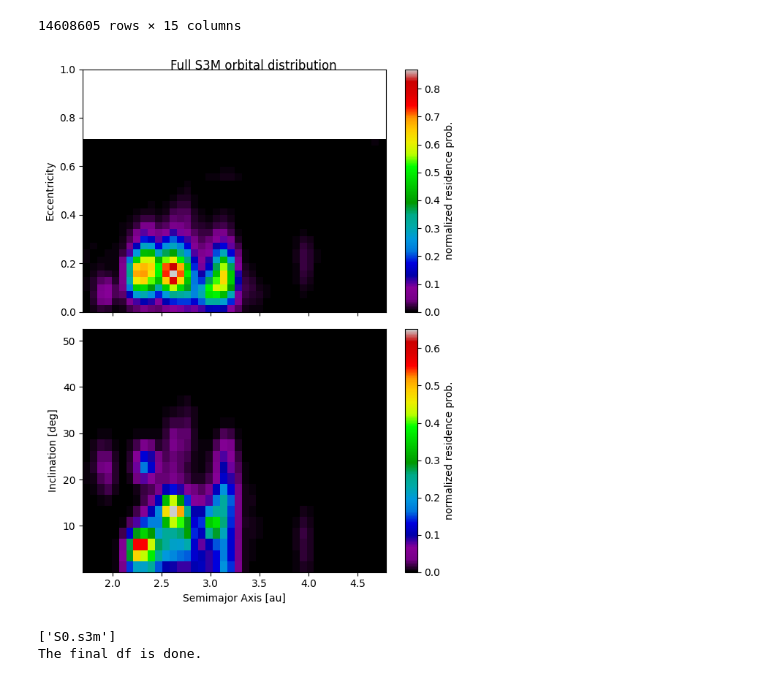
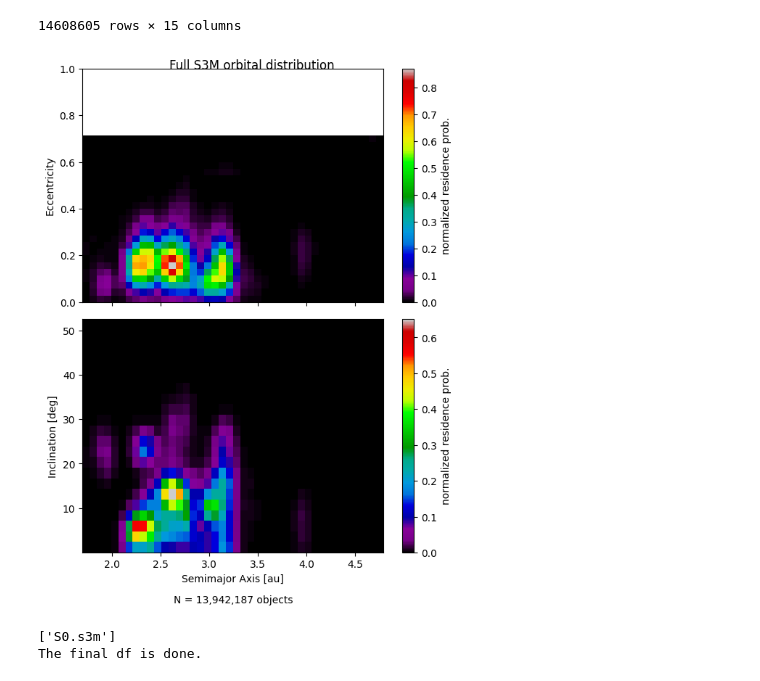
Before and after one commit to devanshi-s04/neomod, a Jupyter notebook: orbdistribution_plots.ipynb, the cells around one changed output. Saved outputs shown, nothing was run; the diff lists cells and outputs as text; code cells hidden in the pictures.

```diff
--- a/orbdistribution_plots.ipynb
+++ b/orbdistribution_plots.ipynb
@@ -247,34 +273,46 @@ a_c2 = a_center_s3mfull[a_sel2]
 e_c2 = e_center_s3mfull[e_sel2]
 i_c2 = i_center_s3mfull[i_sel2]
 
 a_edges2 = np.concatenate(([a_c2[0] - da2/2], a_c2 + da2/2))
 e_edges2 = np.concatenate(([e_c2[0] - de2/2], e_c2 + de2/2))
 i_edges2 = np.concatenate(([i_c2[0] - di2/2], i_c2 + di2/2))
 
 
+count_objects2 = s3m_full[
+    (s3m_full["H"] >= 15.0) & (s3m_full["H"] <= 28.0) &
+    (s3m_full["a"] >= 0.4)  & (s3m_full["a"] <= 3.5)  &
+    (s3m_full["e"] >= 0.0)  & (s3m_full["e"] <  1.0)  &
+    (s3m_full["i"] >= 0.0)  & (s3m_full["i"] <= 60.0)
+].shape[0]
+
 fig2, (ax1_s3mfull, ax2_s3mfull) = plt.subplots(2, 1, figsize=(6, 8), sharex=True)
 
 # Panel (a): a–e
 im1_s3mfull = ax1_s3mfull.pcolormesh(a_edges2, e_edges2, ae_grid_plot2.T,
                      shading='auto', cmap='nipy_spectral')
 ax1_s3mfull.set_ylabel("Eccentricity")
 ax1_s3mfull.set_ylim(0.0, 1.0)
 cbar1 = fig2.colorbar(im1_s3mfull, ax=ax1_s3mfull)
 cbar1.set_label("normalized residence prob.")
 
 # Panel (b): a–i
 im2_s3mfull = ax2_s3mfull.pcolormesh(a_edges2, i_edges2, ai_grid_plot2.T,
                      shading='auto', cmap='nipy_spectral')
 ax2_s3mfull.set_xlabel("Semimajor Axis [au]")
 ax2_s3mfull.set_ylabel("Inclination [deg]")
 ax2_s3m.set_ylim(0.0, 60.0)
 cbar2 = fig2.colorbar(im2_s3mfull, ax=ax2_s3mfull)
 cbar2.set_label("normalized residence prob.")
 
+ax2_s3mfull.text(0.5, -0.18,
+         f"N = {count_objects2:,} objects",
+         transform=ax2_s3mfull.transAxes,
+         ha="center", va="top", fontsize=10)
+
 fig2.suptitle("Full S3M orbital distribution", y=0.95)
 fig2.tight_layout()
 # %% [output]
-[figure, old version]
+[figure, new version]
 # %%
 # now with only neo from s3m
 # %%
```
Also changed, not shown: parts of 17 cells of this notebook, 6 other files.
